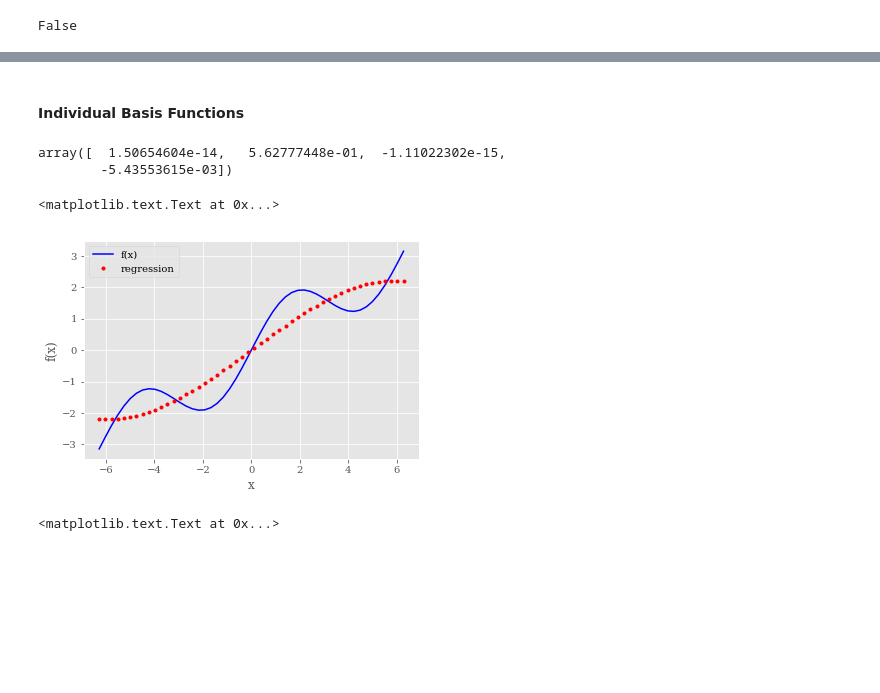
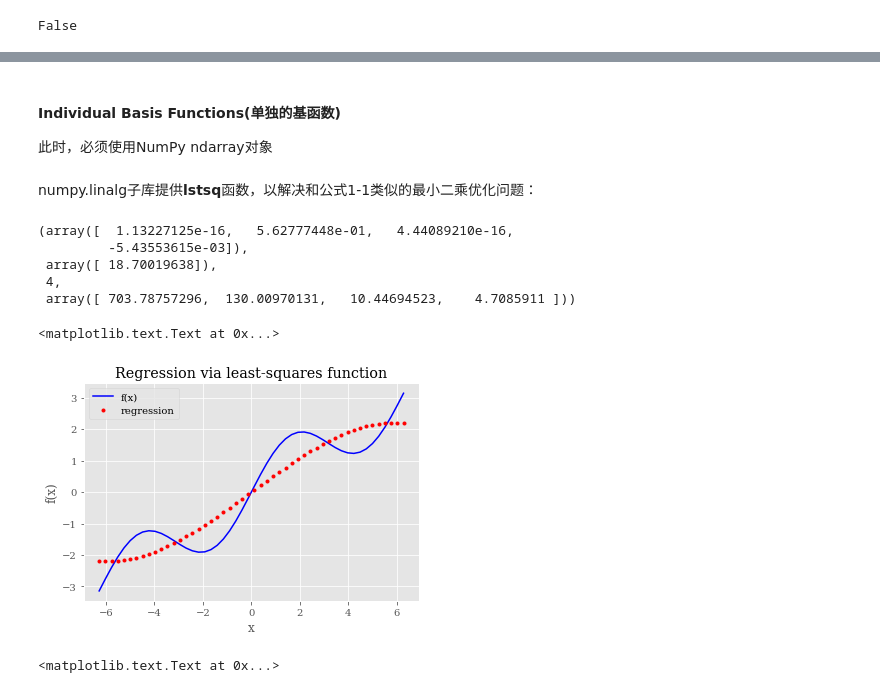
Before and after one commit to SynMind/MyStudy, a Jupyter notebook: content/Math_Tools.ipynb, the cells around one changed output, grey strips where cells are left out. Drawn from its saved outputs; the diff is of its cells as text; code cells hidden in the pictures; blank space fills up the shorter version.

```diff
--- a/content/Math_Tools.ipynb
+++ b/content/Math_Tools.ipynb
@@ -113,33 +149,40 @@ np.sum((f(x) - ry) ** 2) / len(x)
 # %% [markdown]
-#### Individual Basis Functions
+#### Individual Basis Functions(单独的基函数)
+此时，必须使用NumPy ndarray对象
 # %%
-matrix = np.zeros((3 + 1, len(x)))
-matrix[3, :] = x ** 3
-matrix[2, :] = x ** 2
-matrix[1, :] = x
-matrix[0, :] = 1
+m = np.zeros((3 + 1, len(x)))    # 初始化
+#
+m[3, :] = x ** 3
+m[2, :] = x ** 2
+m[1, :] = x
+m[0, :] = 1
+# %% [markdown]
+numpy.linalg子库提供**lstsq**函数，以解决和公式1-1类似的最小二乘优化问题：
+# %%
+np.linalg.lstsq(m.T, f(x))
+# %% [output]
+(array([  1.13227125e-16,   5.62777448e-01,   4.44089210e-16,
+         -5.43553615e-03]),
+ array([ 18.70019638]),
+ 4,
+ array([ 703.78757296,  130.00970131,   10.44694523,    4.7085911 ]))
 # %%
-reg = np.linalg.lstsq(matrix.T, f(x))[0]
+reg = np.linalg.lstsq(m.T, f(x))[0]   # 返回
-# %%
-reg
-# %% [output]
-array([  1.50654604e-14,   5.62777448e-01,  -1.11022302e-15,
-        -5.43553615e-03])
 # %%
-ry = np.dot(reg, matrix)
+ry = np.dot(reg, m)
 # %%
 plt.plot(x, f(x), 'b', label='f(x)')
 plt.plot(x, ry, 'r.', label='regression')
 plt.legend(loc=0)
 plt.grid(True)
 plt.xlabel('x')
 plt.ylabel('f(x)')
 # tag: sin_plot_reg_4
-# title: Regression via least-squares function
+plt.title('Regression via least-squares function')
 # size: 60
 # %% [output]
 <matplotlib.text.Text at 0x...>
-[figure, old version]
+[figure, new version]
 # %%
 matrix[3, :] = np.sin(x)
 reg = np.linalg.lstsq(matrix.T, f(x))[0]
```
Also changed, not shown: parts of 81 cells of this notebook, 17 other files.
